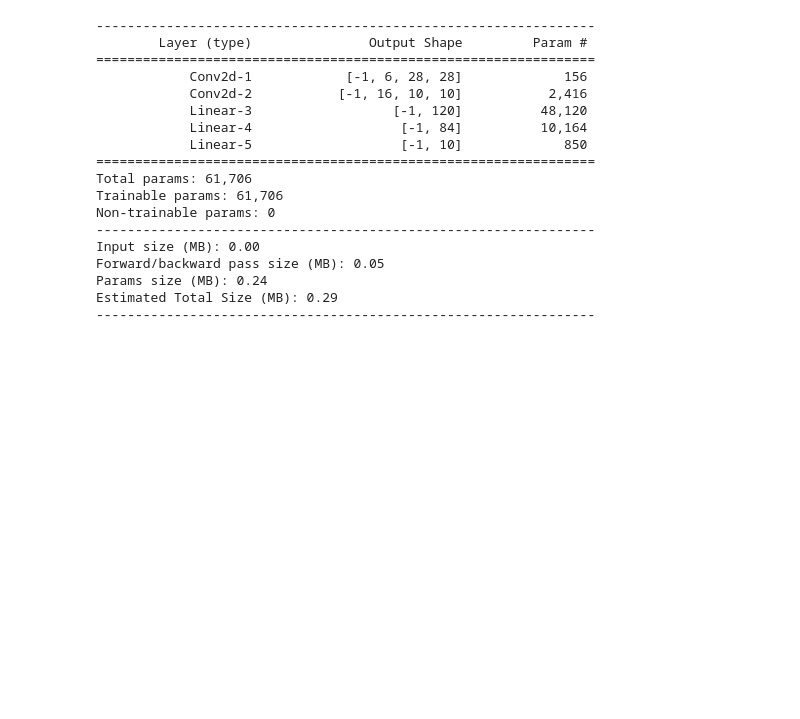
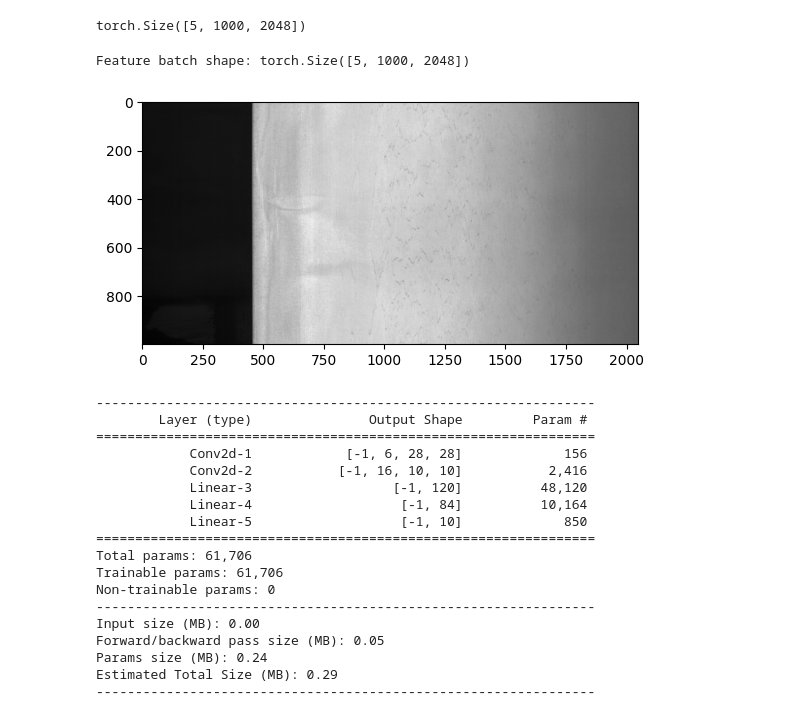
Before and after one commit to Maherstad/Metal-Surface-Defect-Detection, a Jupyter notebook: model.ipynb, the cells around one changed output. Saved outputs shown, nothing was run; the diff lists cells and outputs as text; code cells hidden in the pictures; blank space fills up the shorter version.

Commit message:
dataloader implementation

```diff
--- a/model.ipynb
+++ b/model.ipynb
@@ -0,0 +10,17 @@
+# %%
+from torch.utils.data import DataLoader
+import numpy as np
+from sklearn.model_selection import train_test_split
+
+
+# Load the entire dataset
+df = construct_dataframe()
+# pick the X and Y
+df = df [['img_path','labels']]
+# Split the dataset into train and test sets
+
+###
+#  | 'img_path'    | 'labels'
+#  | 'c/.../x.png' | '[[class,xmin,xmax,ymin,ymax],[class,xmin,xmax,ymin,ymax],....[10,0,0,0,0]]'
+##
+train_df, test_df = train_test_split(df, shuffle = True,test_size=0.2, random_state=42)  # Adjust the test_size and random_state as needed
@@ -0,0 +38,7 @@
+# %%
+# Create instances of DatasetModule for train and test sets
+train_dataset = DatasetModule(data_df=train_df, transform=None, target_transform=None)
+test_dataset = DatasetModule(data_df=test_df, transform=None, target_transform=None)
+
+train_dataloader = DataLoader(train_dataset, batch_size=5, shuffle=True)
+test_dataloader = DataLoader(test_dataset, batch_size=5, shuffle=True)
@@ -1 +65,18 @@
+# %%
+train_features.shape
+# %% [output]
+torch.Size([5, 1000, 2048])
+# %%
+import matplotlib.pyplot as plt
+
+train_features, train_labels = next(iter(train_dataloader))
+print(f"Feature batch shape: {train_features.size()}")
+#print(f"Labels batch shape: {train_labels.size()}")
+img = train_features[0].squeeze()
+#label = train_labels[0]
+plt.imshow(img, cmap="gray")
+plt.show()
+# %% [output]
+Feature batch shape: torch.Size([5, 1000, 2048])
+[figure, added]
 # %%
```
Also changed, not shown: parts of 5 cells of this notebook, 1 other file.
